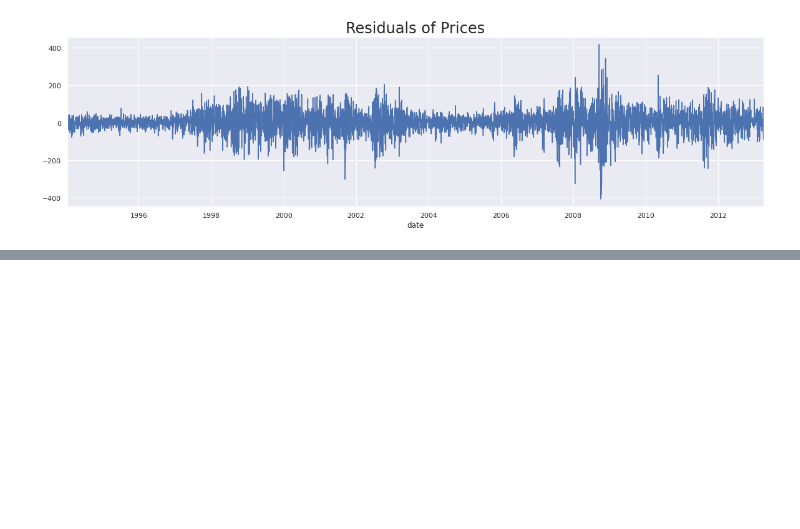
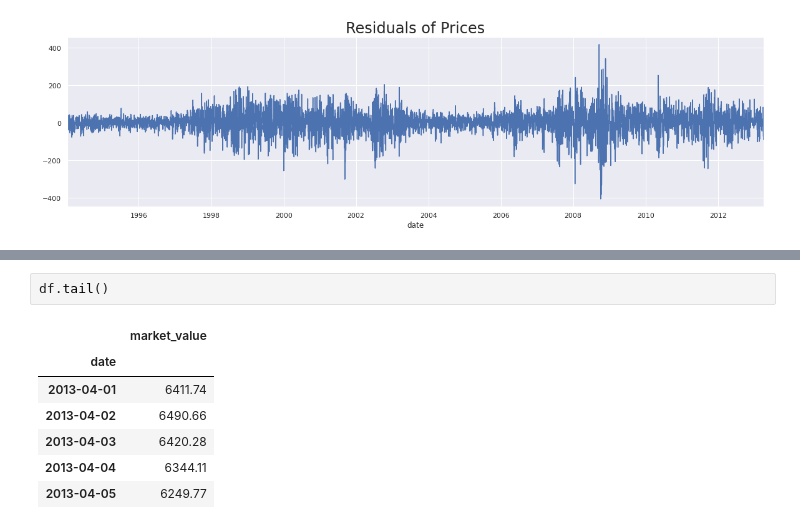
Before and after one commit to 1214345/curso-series-temporales, a Jupyter notebook: 5. Modelos AR autorregresivos/Python/6_Modelo_autorregresivo_AR_Precios.ipynb, the cells around one changed output, grey strips where cells are left out. Drawn from its saved outputs; the diff is of its cells as text; blank space fills up the shorter version.

```diff
--- a/5. Modelos AR autorregresivos/Python/6_Modelo_autorregresivo_AR_Precios.ipynb
+++ b/5. Modelos AR autorregresivos/Python/6_Modelo_autorregresivo_AR_Precios.ipynb
@@ -356,0 +388,10 @@ plt.show()
+# %%
+df.tail()
+# %% [output]
+|  | market_value |
+| date |  |
+| 2013-04-01 | 6411.74 |
+| 2013-04-02 | 6490.66 |
+| 2013-04-03 | 6420.28 |
+| 2013-04-04 | 6344.11 |
+| 2013-04-05 | 6249.77 |
```
Also changed, not shown: parts of 20 cells of this notebook.
